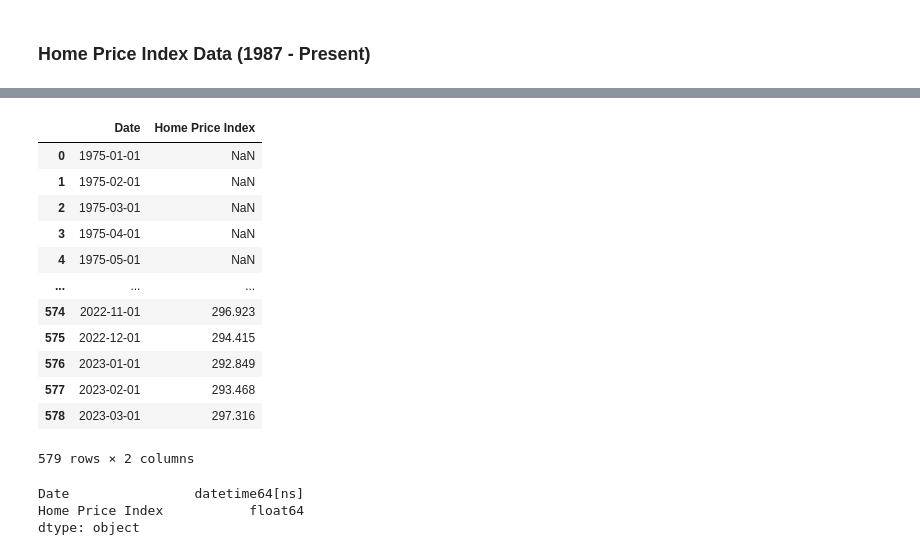
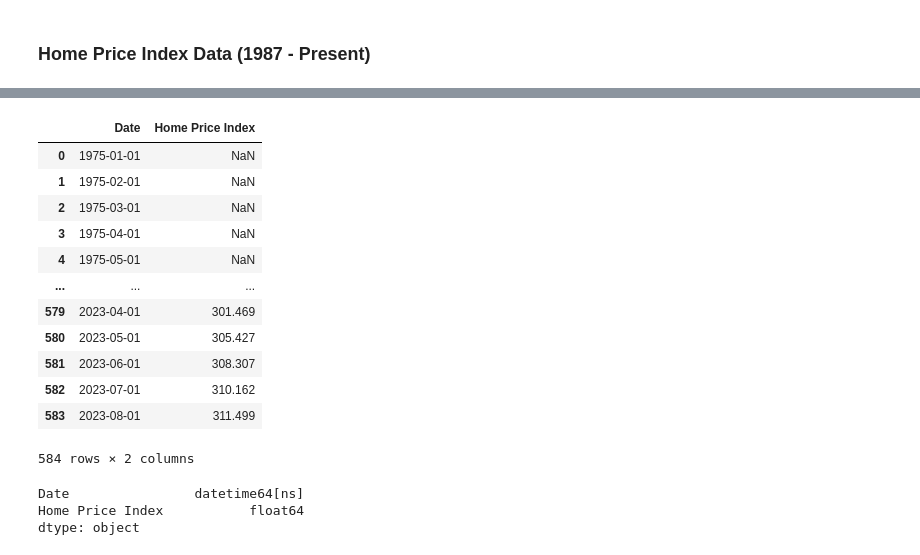
Before and after one commit to njlanger/Project1_Grp3, a Jupyter notebook: input_data/raw_fred_data.ipynb, the cells around one changed output, grey strips where cells are left out. Drawn from its saved outputs; the diff is of its cells as text; code cells hidden in the pictures.

```diff
--- a/input_data/raw_fred_data.ipynb
+++ b/input_data/raw_fred_data.ipynb
@@ -225,43 +224,27 @@ home_price_index
 584 rows × 4 columns
-# %%
-# Rename columns
-home_price_index_df = home_price_index.rename(
-    columns={
-        "date": "Date",
-        "value": "Home Price Index",
-    }
-)
-
-# Grab columns needed for DataFrame
-home_price_index_df = home_price_index_df[["Date", "Home Price Index"]]
-
-# Change the 'Date' column to datetime64 type
-home_price_index_df['Date'] = pd.to_datetime(home_price_index_df['Date'])
-
-# There are values in 'Home Price Index' with '.' values. Replace with Nan so we can convert column to float
-home_price_index_df["Home Price Index"] = home_price_index_df["Home Price Index"].replace(".", np.nan)
-
-# Change the 'Home Price Index' to float type
-home_price_index_df["Home Price Index"] = home_price_index_df["Home Price Index"].astype(float)
-
-# Display Dataframe
-home_price_index_df.head(-5)
-
-# Should we drop Nans? ---> No Values for the first 140 rows
-# %% [output]
-|  | Date | Home Price Index |
-| 0 | 1975-01-01 | NaN |
-| 1 | 1975-02-01 | NaN |
-| 2 | 1975-03-01 | NaN |
-| 3 | 1975-04-01 | NaN |
-| 4 | 1975-05-01 | NaN |
-| ... | ... | ... |
-| 574 | 2022-11-01 | 296.923 |
-| 575 | 2022-12-01 | 294.415 |
-| 576 | 2023-01-01 | 292.849 |
-| 577 | 2023-02-01 | 293.468 |
-| 578 | 2023-03-01 | 297.316 |
-579 rows × 2 columns
+# %%
+#C hange string values in value column to Nan values
+home_price_index["value"] = home_price_index['value'].replace(".", np.nan)
+# %%
+# Reformat Dataframe
+home_price_index_df = reformat_fred_df(home_price_index, "Home Price Index")
+
+# Display Dataframe
+home_price_index_df
+# %% [output]
+|  | Date | Home Price Index |
+| 0 | 1975-01-01 | NaN |
+| 1 | 1975-02-01 | NaN |
+| 2 | 1975-03-01 | NaN |
+| 3 | 1975-04-01 | NaN |
+| 4 | 1975-05-01 | NaN |
+| ... | ... | ... |
+| 579 | 2023-04-01 | 301.469 |
+| 580 | 2023-05-01 | 305.427 |
+| 581 | 2023-06-01 | 308.307 |
+| 582 | 2023-07-01 | 310.162 |
+| 583 | 2023-08-01 | 311.499 |
+584 rows × 2 columns
 # %%
 # Check datatype
 home_price_index_df.dtypes
```
Also changed, not shown: parts of 14 cells of this notebook.
